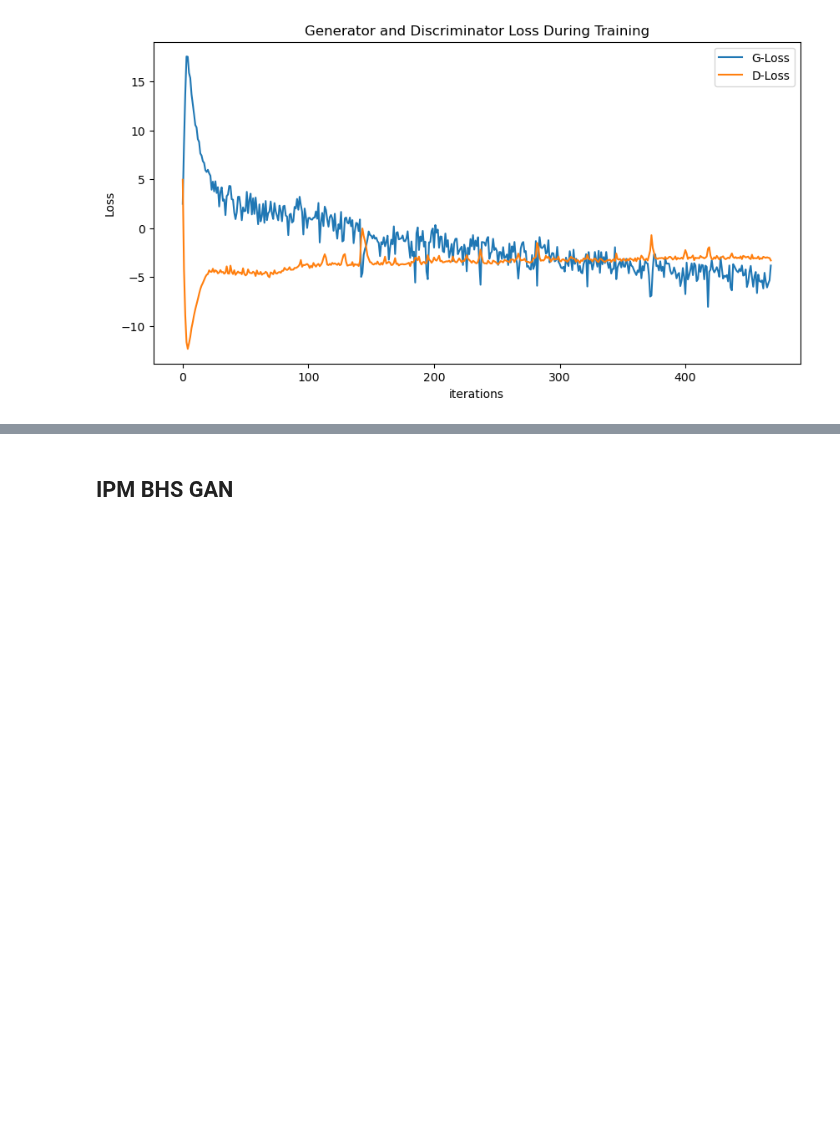
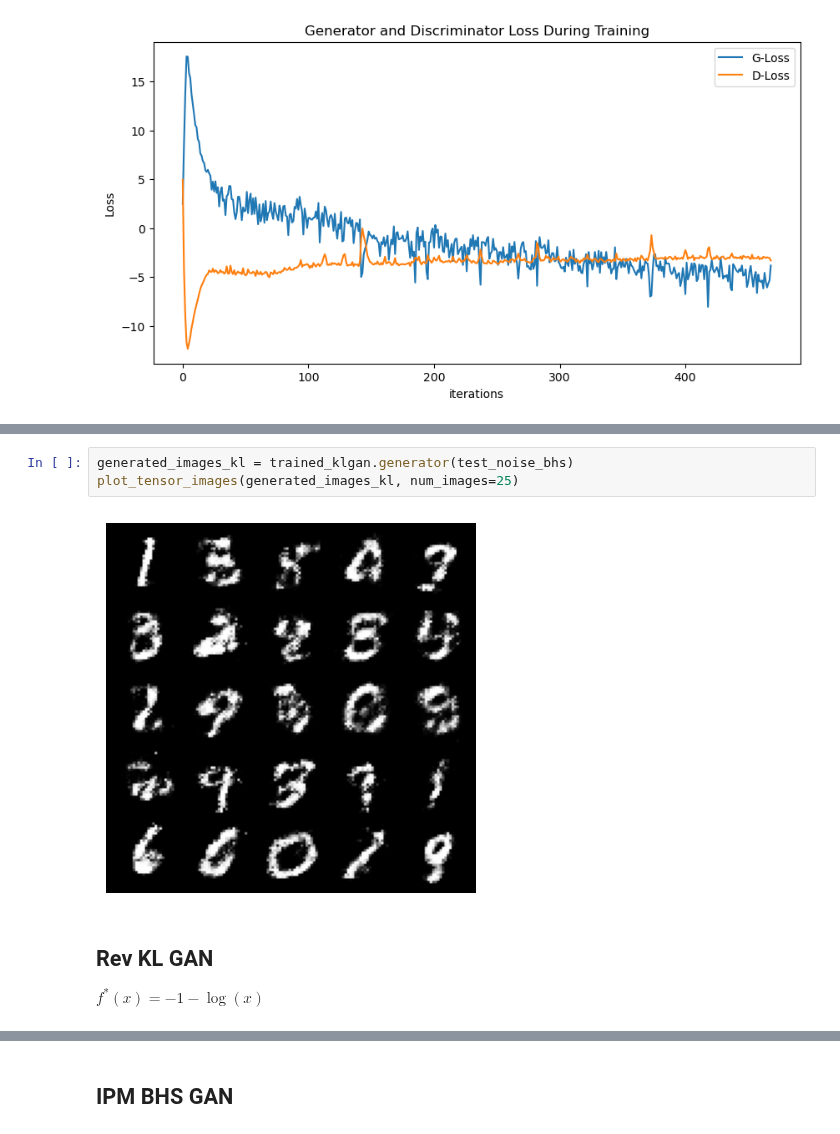
Before and after one commit to AlexF1994/bhsgan, a Jupyter notebook: mnist.ipynb, the cells around one changed output, grey strips where cells are left out. Drawn from its saved outputs; the diff is of its cells as text; blank space fills up the shorter version.

```diff
--- a/mnist.ipynb
+++ b/mnist.ipynb
@@ -148,0 +187,8 @@ plot_losses(trained_bhsgan.generator_losses, trained_bhsgan.discriminator_losses
+# %%
+generated_images_kl = trained_klgan.generator(test_noise_bhs)
+plot_tensor_images(generated_images_kl, num_images=25)
+# %% [output]
+[figure, added]
+# %% [markdown]
+## Rev KL GAN
+$f^*(x) = -1 - \log(x)$
```
Also changed, not shown: parts of 27 cells of this notebook, 4 other files.
